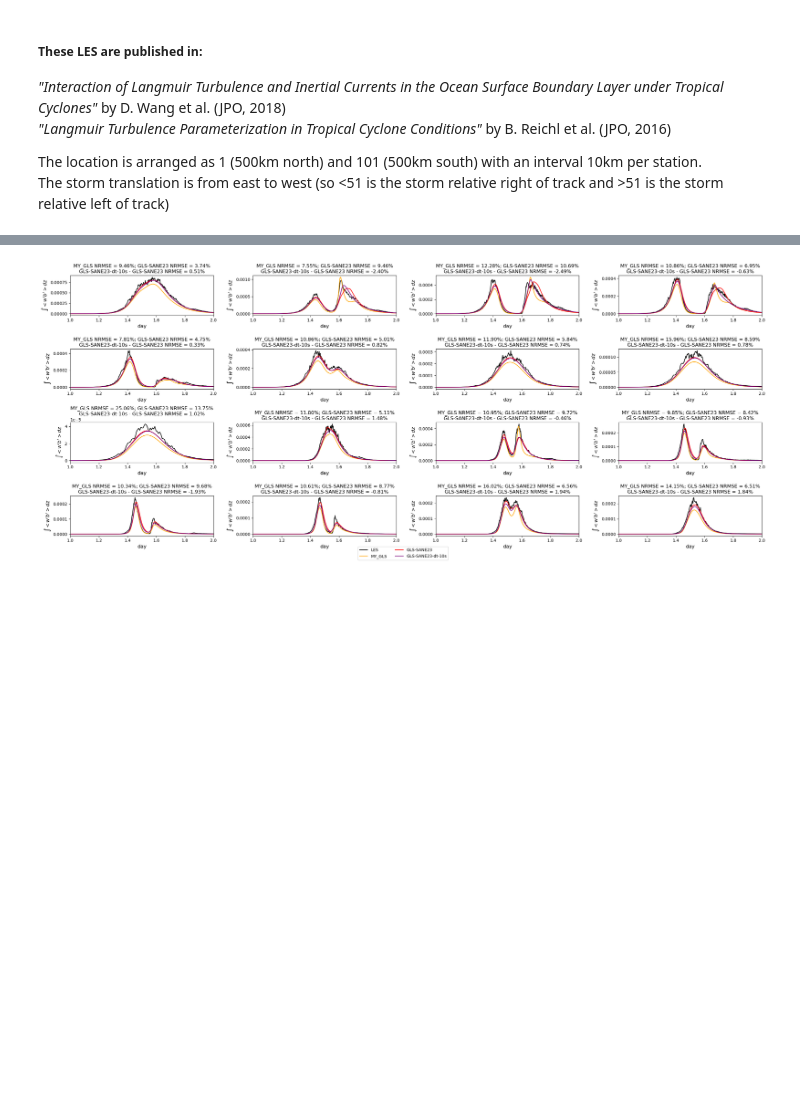
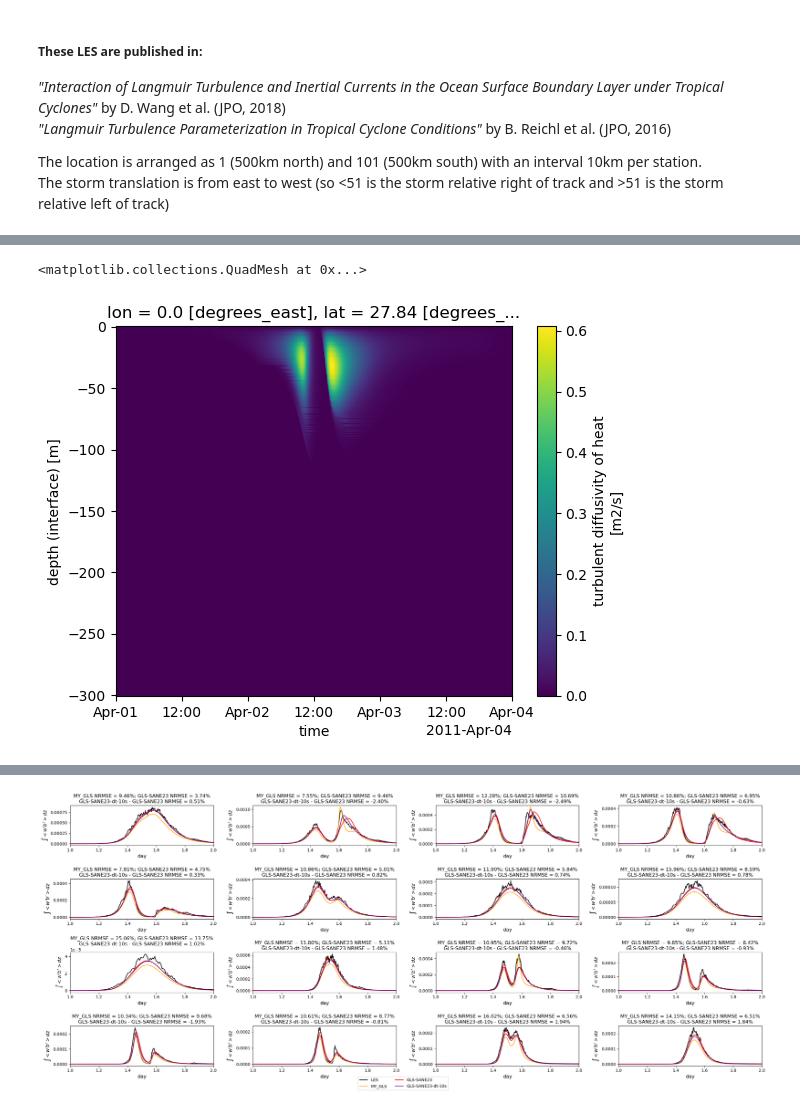
Before and after one commit to mrozowskamartaa/MOM6_SCM_Hurr, a Jupyter notebook: analysis/Compare_MOM_to_LES.ipynb, the cells around one changed output, grey strips where cells are left out. Drawn from its saved outputs; the diff is of its cells as text; code cells hidden in the pictures; blank space fills up the shorter version.

```diff
--- a/analysis/Compare_MOM_to_LES.ipynb
+++ b/analysis/Compare_MOM_to_LES.ipynb
@@ -174,0 +207,5 @@ test_ds_mom = mom_data_retreiver.retreive_data()
+# %%
+gotm_data_retreiver.output.nuh.T.plot()
+# %% [output]
+<matplotlib.collections.QuadMesh at 0x...>
+[figure, added]
```
Also changed, not shown: parts of 7 cells of this notebook, 1 other file.
